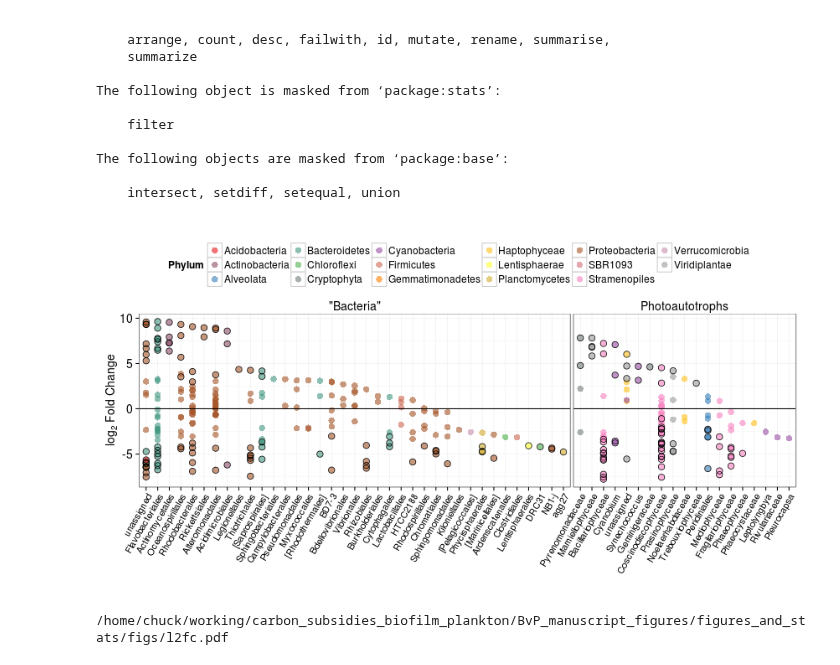
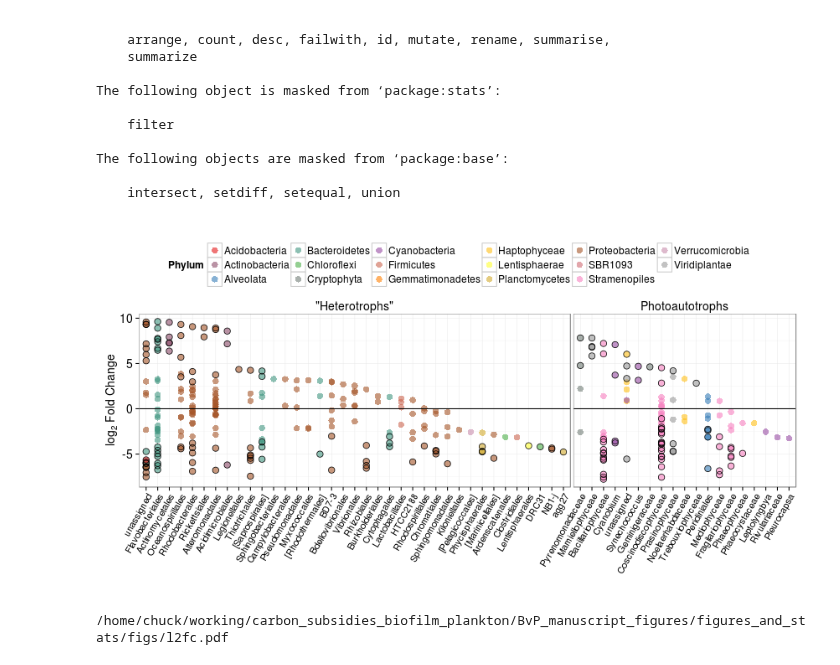
Before and after one commit to chuckpr/BvP_manuscript_figures, a Jupyter notebook: figures_and_stats/l2fc_figs.ipynb, the cells around one changed output. Saved outputs shown, nothing was run; the diff lists cells and outputs as text; code cells hidden in the pictures.

```diff
--- a/figures_and_stats/l2fc_figs.ipynb
+++ b/figures_and_stats/l2fc_figs.ipynb
@@ -42,7 +42,7 @@ b.l2fc$Rank4 = factor(b.l2fc$Rank4, levels = b.sort$Rank4)
 
 b.l2fc$x = b.l2fc$Rank4
 
-b.l2fc$panel = '"Bacteria"'
+b.l2fc$panel = '"Heterotrophs"'
 
 a.l2fc = read.table("../data/BvP.l2fc.euk.csv",
                 sep = ",",
@@ -69,34 +69,34 @@ colourCount = length(unique(d$Rank2))
 getPalette = colorRampPalette(brewer.pal(10, "Set1"))
 
 p = ggplot(d, aes(x = x, y = log2FoldChange, color = Rank2))
 
 p = p + facet_grid(. ~ panel, scales = "free_x", space = "free_x")
 
 p = p + geom_point(size = 3.5, alpha = 0.6)
 
 p = p + geom_point(data = d %>% filter(padj <= FDR), size = 3.5, shape = 21, color = "black")
 
 p = p + geom_hline(yintercept = 0)
 
 p = p + theme_bw()
 p = p + theme(axis.text.x = element_text(angle = 60, hjust = 1, size = 11),
               axis.text.y = element_text(size = 14),
               axis.title.x = element_text(size = 14),
               axis.title.y = element_text(size = 14),
               strip.text.x = element_text(size = 14),
               strip.text.y = element_text(size = 14),
               legend.text = element_text(size = 12),
               legend.title = element_text(size = 12),
               legend.position = "top",
               strip.background = element_blank())
 
 p = p + guides(col = guide_legend(ncol = 7))
 p = p + labs(x = "", color = "Phylum", y = expression(paste("", log[2]," Fold Change",sep="")))
 p = p + scale_color_manual(values=getPalette(colourCount))
 
 p
 # %% [output]
-[figure, old version]
+[figure, new version]
 # %%
 %%R
 ggsave("figs/l2fc.pdf", p, w = 10.5, h = 5.5)
```
Also changed, not shown: 14 other files.
